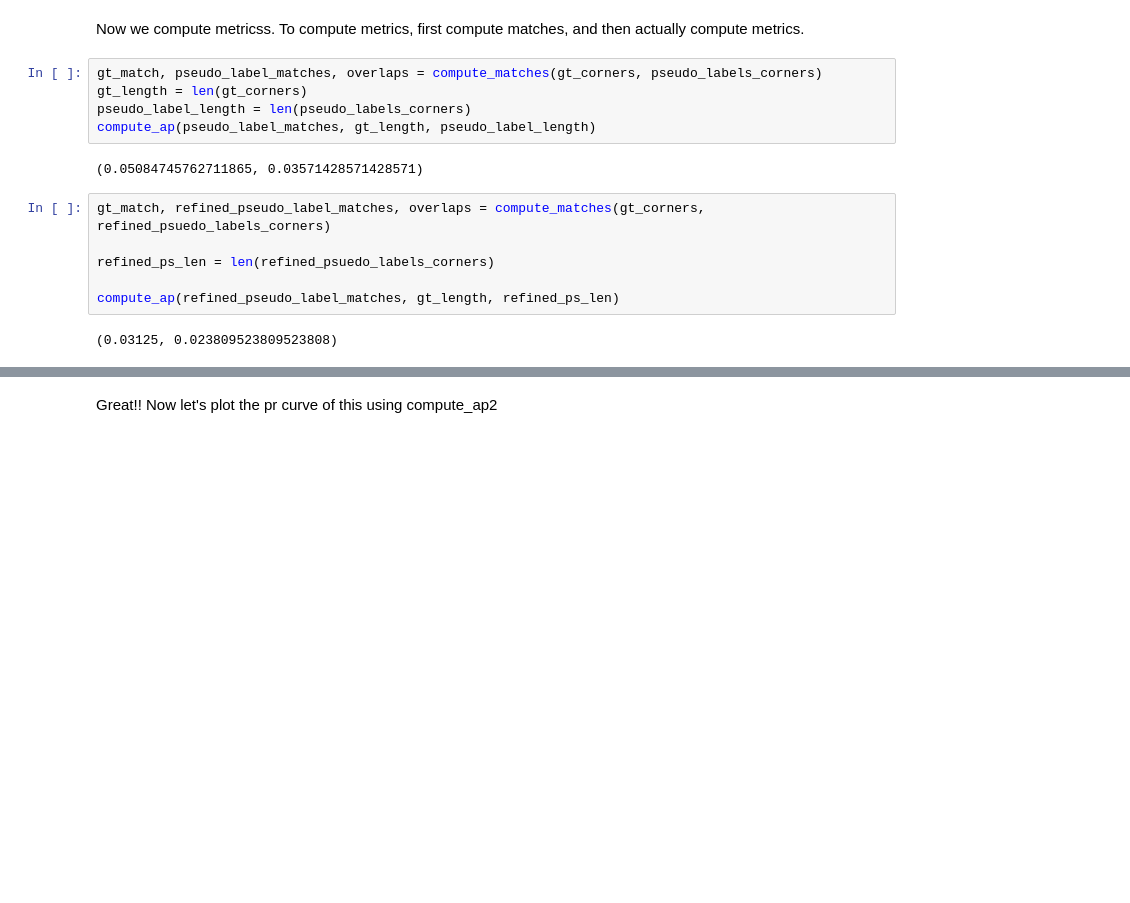
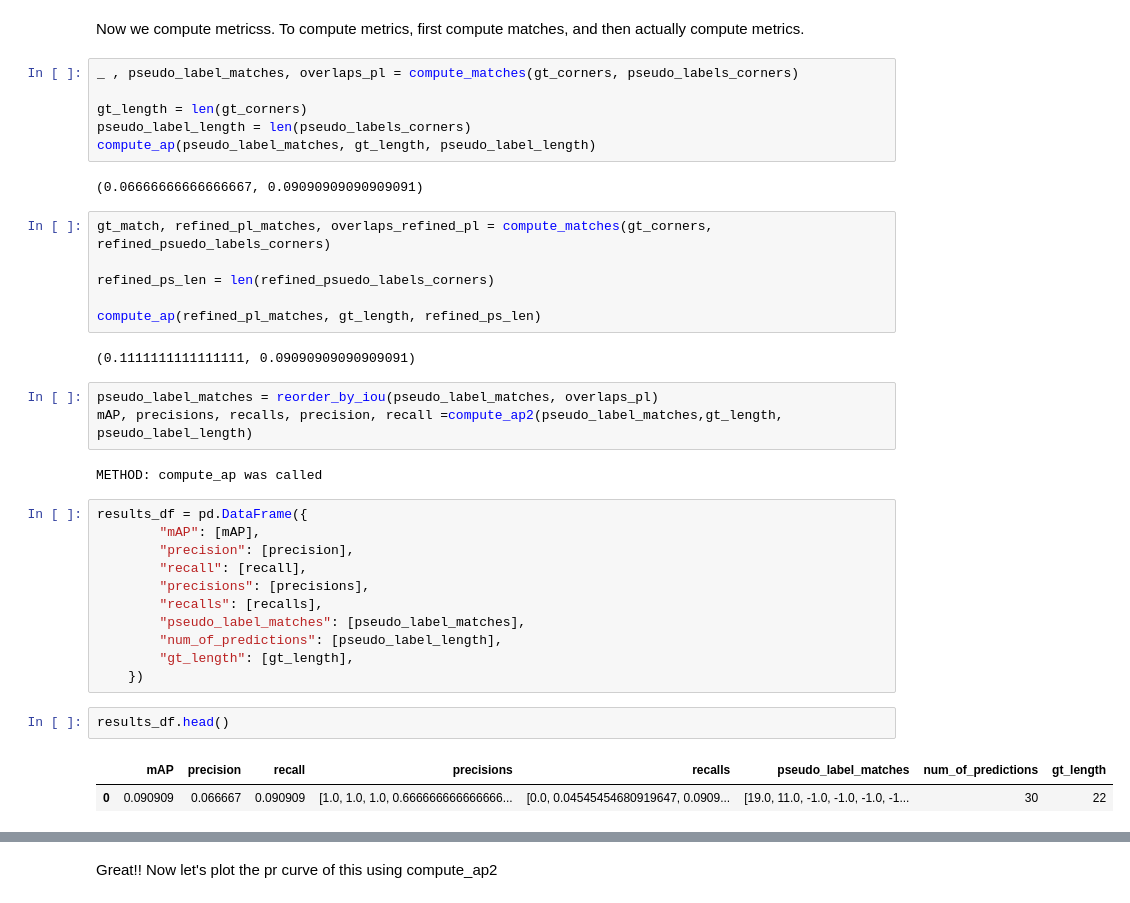
Before and after one commit to ravi0131/pseudo-labels, a Jupyter notebook: notebooks_experi/eval_experi_only_stats.ipynb, the cells around one changed output, grey strips where cells are left out. Saved outputs shown, nothing was run; the diff lists cells and outputs as text; blank space fills up the shorter version.

```diff
--- a/notebooks_experi/eval_experi_only_stats.ipynb
+++ b/notebooks_experi/eval_experi_only_stats.ipynb
@@ -361,17 +391,39 @@ refined_psuedo_labels_corners = bboxes_df_to_numpy_corners(refined_psuedo_labels
 # %% [markdown]
 Now we compute metricss. To compute metrics, first compute matches, and then actually compute metrics.
 # %%
-gt_match, pseudo_label_matches, overlaps = compute_matches(gt_corners, pseudo_labels_corners)
+_ , pseudo_label_matches, overlaps_pl = compute_matches(gt_corners, pseudo_labels_corners)
+
 gt_length = len(gt_corners)
 pseudo_label_length = len(pseudo_labels_corners)
 compute_ap(pseudo_label_matches, gt_length, pseudo_label_length)
 # %% [output]
-(0.05084745762711865, 0.03571428571428571)
+(0.06666666666666667, 0.09090909090909091)
 # %%
-gt_match, refined_pseudo_label_matches, overlaps = compute_matches(gt_corners, refined_psuedo_labels_corners)
+gt_match, refined_pl_matches, overlaps_refined_pl = compute_matches(gt_corners, refined_psuedo_labels_corners)
 
 refined_ps_len = len(refined_psuedo_labels_corners)
 
-compute_ap(refined_pseudo_label_matches, gt_length, refined_ps_len)
+compute_ap(refined_pl_matches, gt_length, refined_ps_len)
 # %% [output]
-(0.03125, 0.023809523809523808)
+(0.1111111111111111, 0.09090909090909091)
+# %%
+pseudo_label_matches = reorder_by_iou(pseudo_label_matches, overlaps_pl)
+mAP, precisions, recalls, precision, recall =compute_ap2(pseudo_label_matches,gt_length, pseudo_label_length)
+# %% [output]
+METHOD: compute_ap was called
+# %%
+results_df = pd.DataFrame({
+        "mAP": [mAP],
+        "precision": [precision],
+        "recall": [recall],
+        "precisions": [precisions],
+        "recalls": [recalls],
+        "pseudo_label_matches": [pseudo_label_matches],
+        "num_of_predictions": [pseudo_label_length],
+        "gt_length": [gt_length],
+    })
+# %%
+results_df.head()
+# %% [output]
+|  | mAP | precision | recall | precisions | recalls | pseudo_label_matches | num_of_predictions | gt_length |
+| 0 | 0.090909 | 0.066667 | 0.090909 | [1.0, 1.0, 1.0, 0.666666666666666... | [0.0, 0.04545454680919647, 0.0909... | [19.0, 11.0, -1.0, -1.0, -1.0, -1... | 30 | 22 |
```
Also changed, not shown: parts of 7 cells of this notebook, 10 other files.
